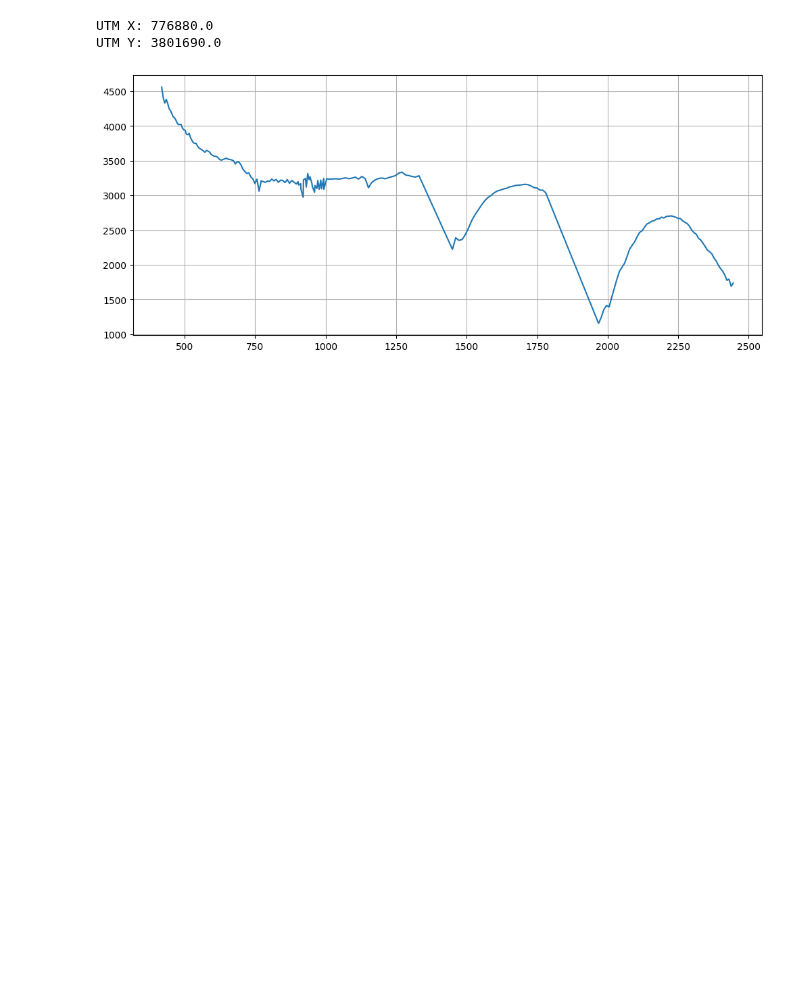
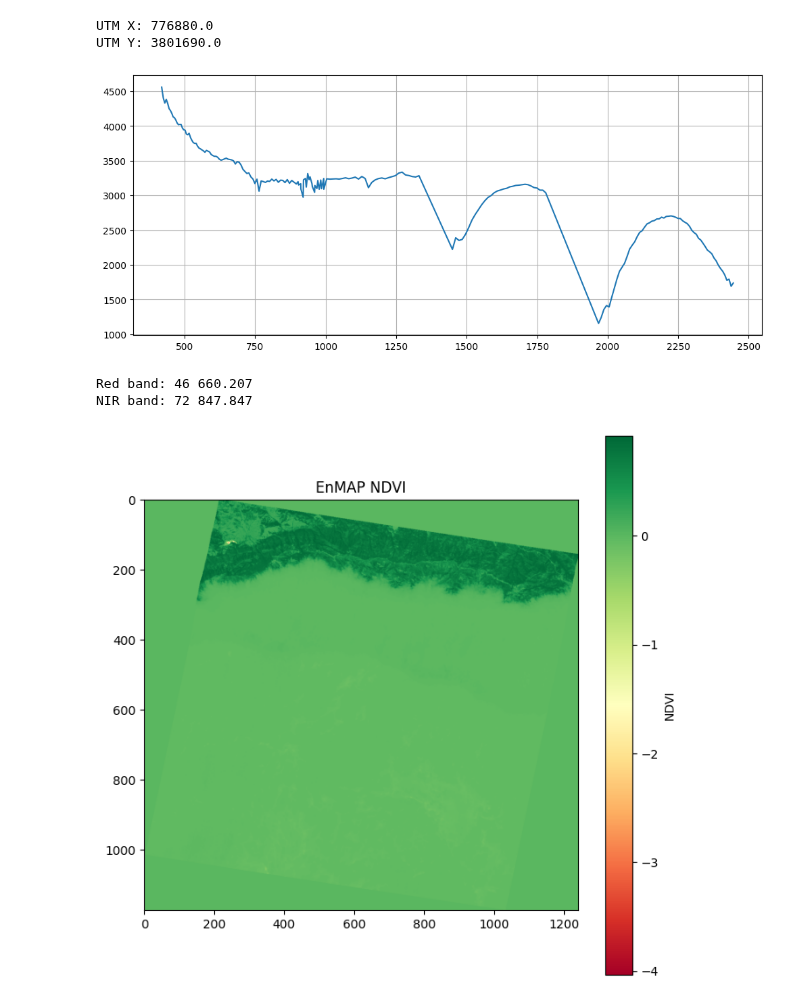
Before and after one commit to ECOMINE-IN/Geomind, a Jupyter notebook: notebooks/04_hyperspectral.ipynb, the cells around one changed output. Cells and saved outputs as stored; diff of their text form; code cells hidden in the pictures; blank space fills up the shorter version.

```diff
--- a/notebooks/04_hyperspectral.ipynb
+++ b/notebooks/04_hyperspectral.ipynb
@@ -337,3 +337,26 @@ plt.grid()
 plt.show()
 # %% [output]
 [figure]
+# %%
+# Find nearest EnMAP bands
+
+red_band = np.argmin(np.abs(np.array(wavelengths) - 660))
+nir_band = np.argmin(np.abs(np.array(wavelengths) - 850))
+
+print("Red band:", red_band, wavelengths[red_band])
+print("NIR band:", nir_band, wavelengths[nir_band])
+
+red = cube[red_band].astype(float)
+nir = cube[nir_band].astype(float)
+
+ndvi = (nir - red) / (nir + red + 1e-10)
+
+plt.figure(figsize=(8,8))
+plt.imshow(ndvi, cmap="RdYlGn")
+plt.colorbar(label="NDVI")
+plt.title("EnMAP NDVI")
+plt.show()
+# %% [output]
+Red band: 46 660.207
+NIR band: 72 847.847
+[figure, added]
```
Also changed, not shown: parts of 1 cell of this notebook.
